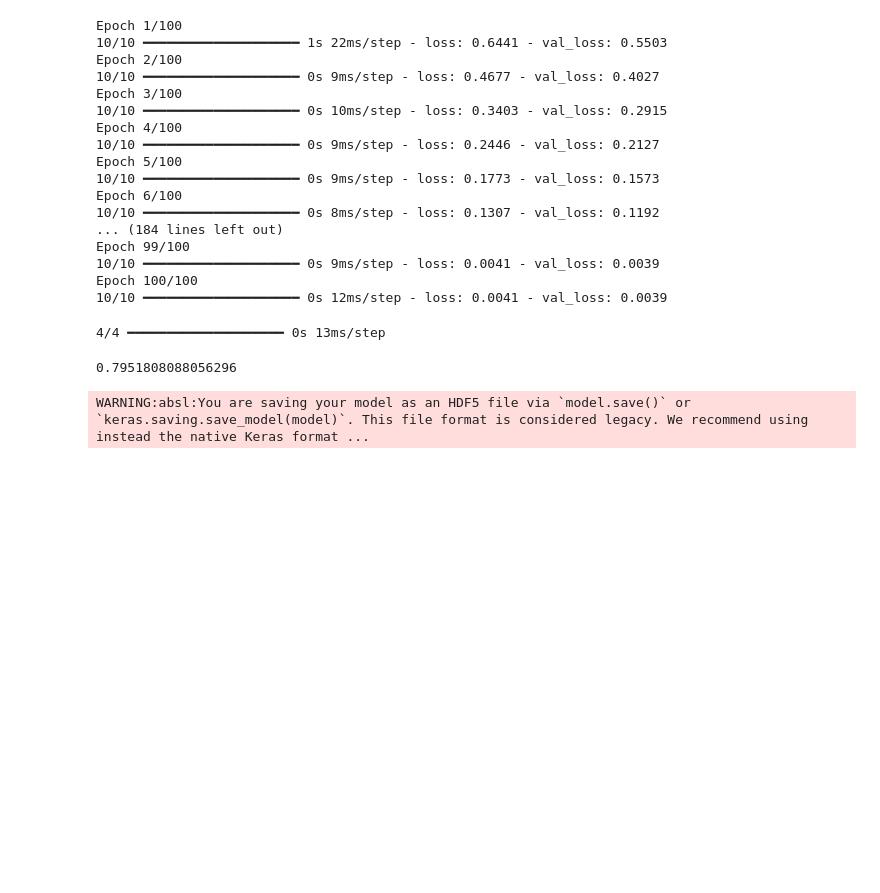
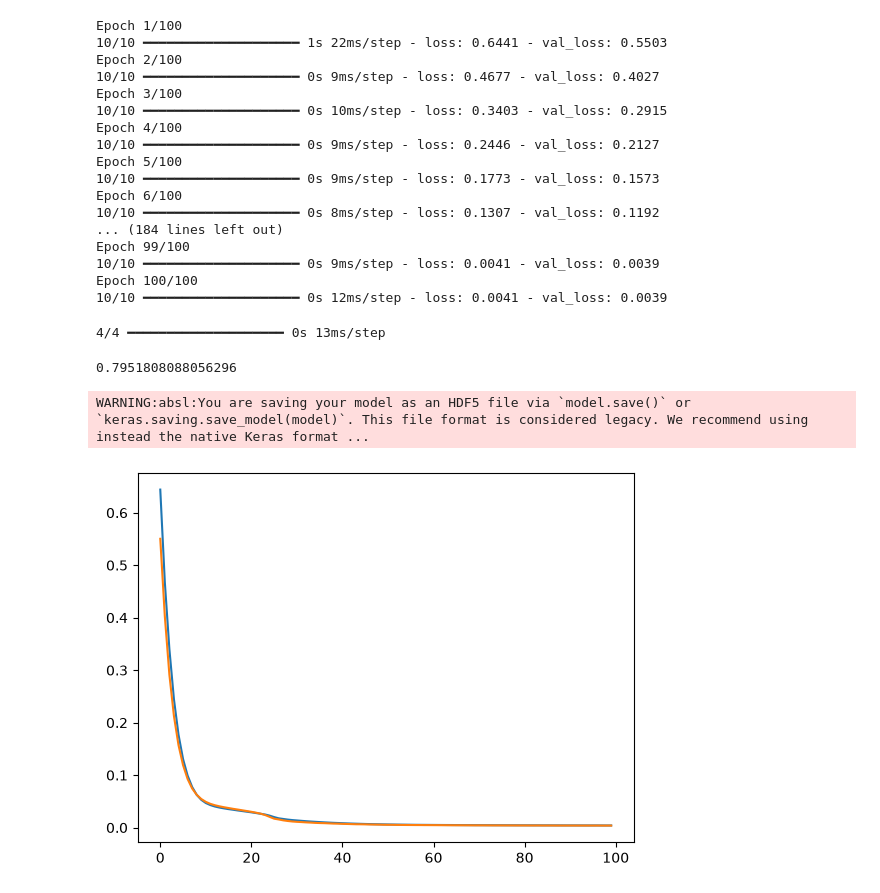
Before and after one commit to Rajeevydvv/GRE-Admission-ANN, a Jupyter notebook: experiments.ipynb, the cells around one changed output. Drawn from its saved outputs; the diff is of its cells as text; code cells hidden in the pictures; blank space fills up the shorter version.

Commit message:
Added matplotlib plots for loss and val_loss
Signed-off-by: Rajeev-Cryptographer <Rajeevofficial3@gmail.com>

```diff
--- a/experiments.ipynb
+++ b/experiments.ipynb
@@ -121,3 +121,11 @@ r2_score(y_test,y_pred)
 model.save("model.h5")
 # %% [output]
 WARNING:absl:You are saving your model as an HDF5 file via `model.save()` or `keras.saving.save_model(model)`. This file format is considered legacy. We recommend using instead the native Keras format ...
+# %%
+import matplotlib.pyplot as plt
+
+plt.plot(history.history["loss"])
+plt.plot(history.history["val_loss"])
+plt.show()
+# %% [output]
+[figure, added]
```
